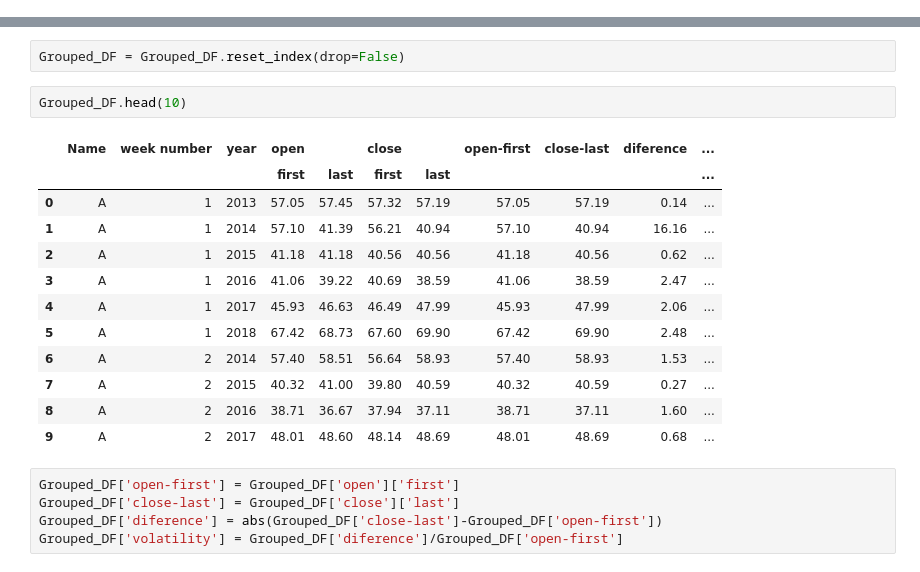
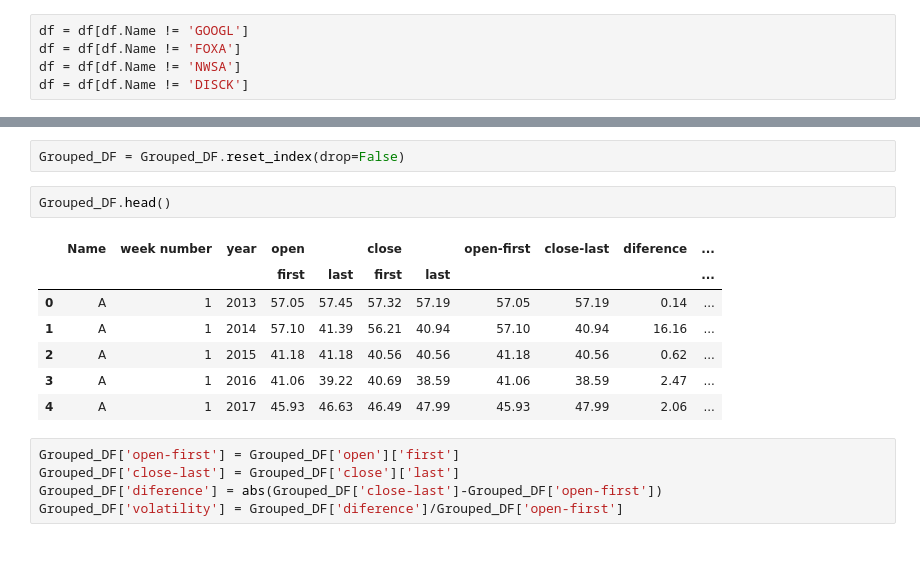
Before and after one commit to arifuddinatif/Quantitative-Analysis-and-Modeling-for-S-P-500, a Jupyter notebook: S&P_500_project.ipynb, the cells around one changed output, grey strips where cells are left out. Drawn from its saved outputs; the diff is of its cells as text.

```diff
--- a/S&P_500_project.ipynb
+++ b/S&P_500_project.ipynb
@@ -74,4 +74,9 @@ str
 df['date'] = pd.to_datetime(df['date'], errors ='coerce')
 # %%
 df['Name'].unique()
+# %%
+df = df[df.Name != 'GOOGL']
+df = df[df.Name != 'FOXA']
+df = df[df.Name != 'NWSA']
+df = df[df.Name != 'DISCK']
 # %%
@@ -103,20 +114,15 @@ Grouped_DF = DF.groupby(by=['Name','week number','year'])['open','close'].agg(['
 # %%
 Grouped_DF = Grouped_DF.reset_index(drop=False)
 # %%
-Grouped_DF.head(10)
+Grouped_DF.head()
 # %% [output]
 |  | Name | week number | year | open |  | close |  | open-first | close-last | diference | ... |
 |  |  |  |  | first | last | first | last |  |  |  | ... |
 | 0 | A | 1 | 2013 | 57.05 | 57.45 | 57.32 | 57.19 | 57.05 | 57.19 | 0.14 | ... |
 | 1 | A | 1 | 2014 | 57.10 | 41.39 | 56.21 | 40.94 | 57.10 | 40.94 | 16.16 | ... |
 | 2 | A | 1 | 2015 | 41.18 | 41.18 | 40.56 | 40.56 | 41.18 | 40.56 | 0.62 | ... |
 | 3 | A | 1 | 2016 | 41.06 | 39.22 | 40.69 | 38.59 | 41.06 | 38.59 | 2.47 | ... |
 | 4 | A | 1 | 2017 | 45.93 | 46.63 | 46.49 | 47.99 | 45.93 | 47.99 | 2.06 | ... |
-| 5 | A | 1 | 2018 | 67.42 | 68.73 | 67.60 | 69.90 | 67.42 | 69.90 | 2.48 | ... |
-| 6 | A | 2 | 2014 | 57.40 | 58.51 | 56.64 | 58.93 | 57.40 | 58.93 | 1.53 | ... |
-| 7 | A | 2 | 2015 | 40.32 | 41.00 | 39.80 | 40.59 | 40.32 | 40.59 | 0.27 | ... |
-| 8 | A | 2 | 2016 | 38.71 | 36.67 | 37.94 | 37.11 | 38.71 | 37.11 | 1.60 | ... |
-| 9 | A | 2 | 2017 | 48.01 | 48.60 | 48.14 | 48.69 | 48.01 | 48.69 | 0.68 | ... |
 # %%
 Grouped_DF['open-first'] = Grouped_DF['open']['first']
 Grouped_DF['close-last'] = Grouped_DF['close']['last']
```
Also changed, not shown: parts of 43 cells of this notebook.
